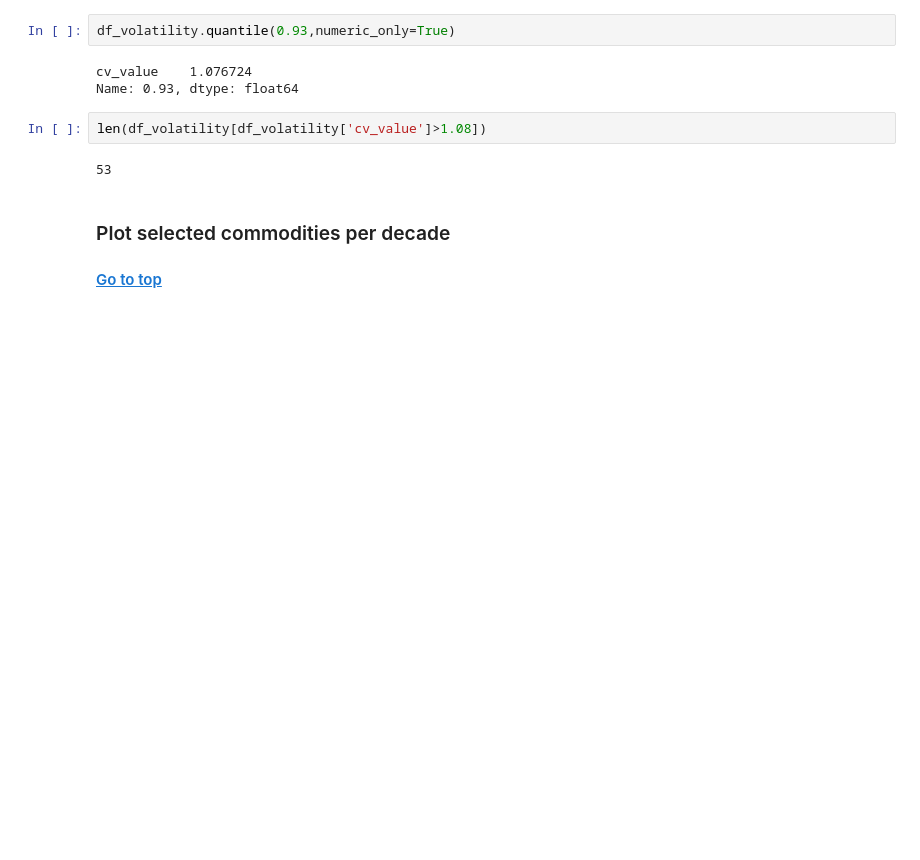
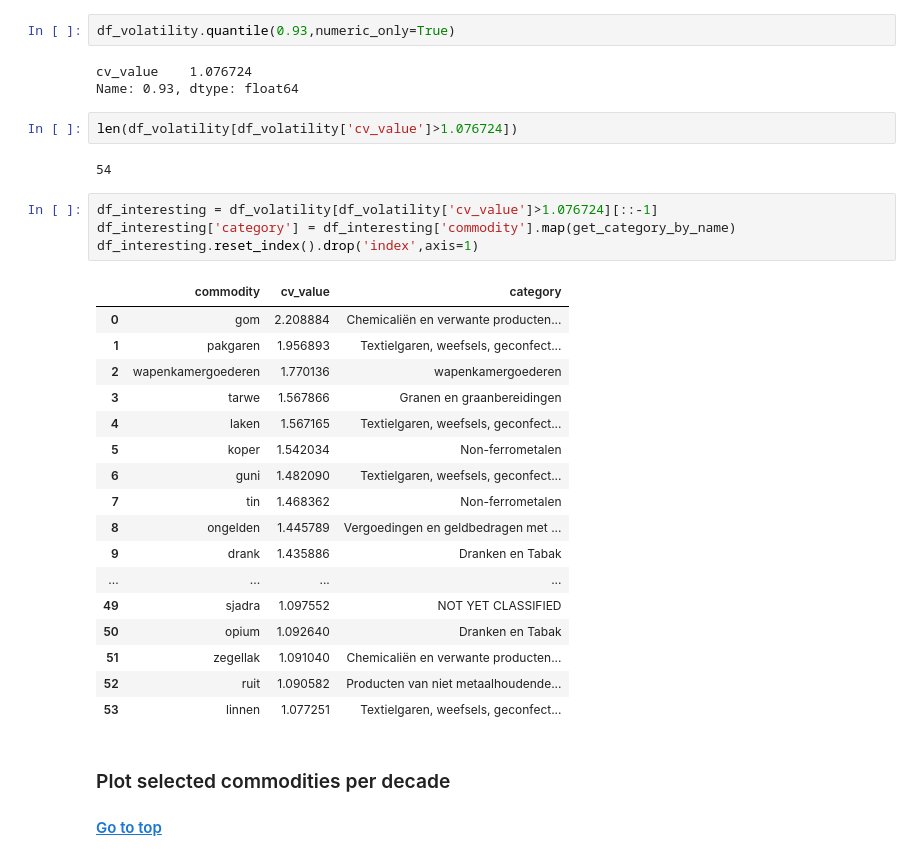
Before and after one commit to vera-pro/unstable-commodities, a Jupyter notebook: Price volatility.ipynb, the cells around one changed output. Cells and saved outputs as stored; diff of their text form; blank space fills up the shorter version.

```diff
--- a/Price volatility.ipynb
+++ b/Price volatility.ipynb
@@ -385,9 +379,31 @@ df_volatility.quantile(0.93,numeric_only=True)
 cv_value    1.076724
 Name: 0.93, dtype: float64
 # %%
-len(df_volatility[df_volatility['cv_value']>1.08])
+len(df_volatility[df_volatility['cv_value']>1.076724])
 # %% [output]
-53
+54
+# %%
+df_interesting = df_volatility[df_volatility['cv_value']>1.076724][::-1]
+df_interesting['category'] = df_interesting['commodity'].map(get_category_by_name)
+df_interesting.reset_index().drop('index',axis=1)
+# %% [output]
+|  | commodity | cv_value | category |
+| 0 | gom | 2.208884 | Chemicaliën en verwante producten... |
+| 1 | pakgaren | 1.956893 | Textielgaren, weefsels, geconfect... |
+| 2 | wapenkamergoederen | 1.770136 | wapenkamergoederen |
+| 3 | tarwe | 1.567866 | Granen en graanbereidingen |
+| 4 | laken | 1.567165 | Textielgaren, weefsels, geconfect... |
+| 5 | koper | 1.542034 | Non-ferrometalen |
+| 6 | guni | 1.482090 | Textielgaren, weefsels, geconfect... |
+| 7 | tin | 1.468362 | Non-ferrometalen |
+| 8 | ongelden | 1.445789 | Vergoedingen en geldbedragen met ... |
+| 9 | drank | 1.435886 | Dranken en Tabak |
+| ... | ... | ... | ... |
+| 49 | sjadra | 1.097552 | NOT YET CLASSIFIED |
+| 50 | opium | 1.092640 | Dranken en Tabak |
+| 51 | zegellak | 1.091040 | Chemicaliën en verwante producten... |
+| 52 | ruit | 1.090582 | Producten van niet metaalhoudende... |
+| 53 | linnen | 1.077251 | Textielgaren, weefsels, geconfect... |
 # %% [markdown]
 ### Plot selected commodities per decade <a class="anchor" id="plot-commodities"></a>
 #### [Go to top](#start)
```
Also changed, not shown: parts of 1 cell of this notebook.
